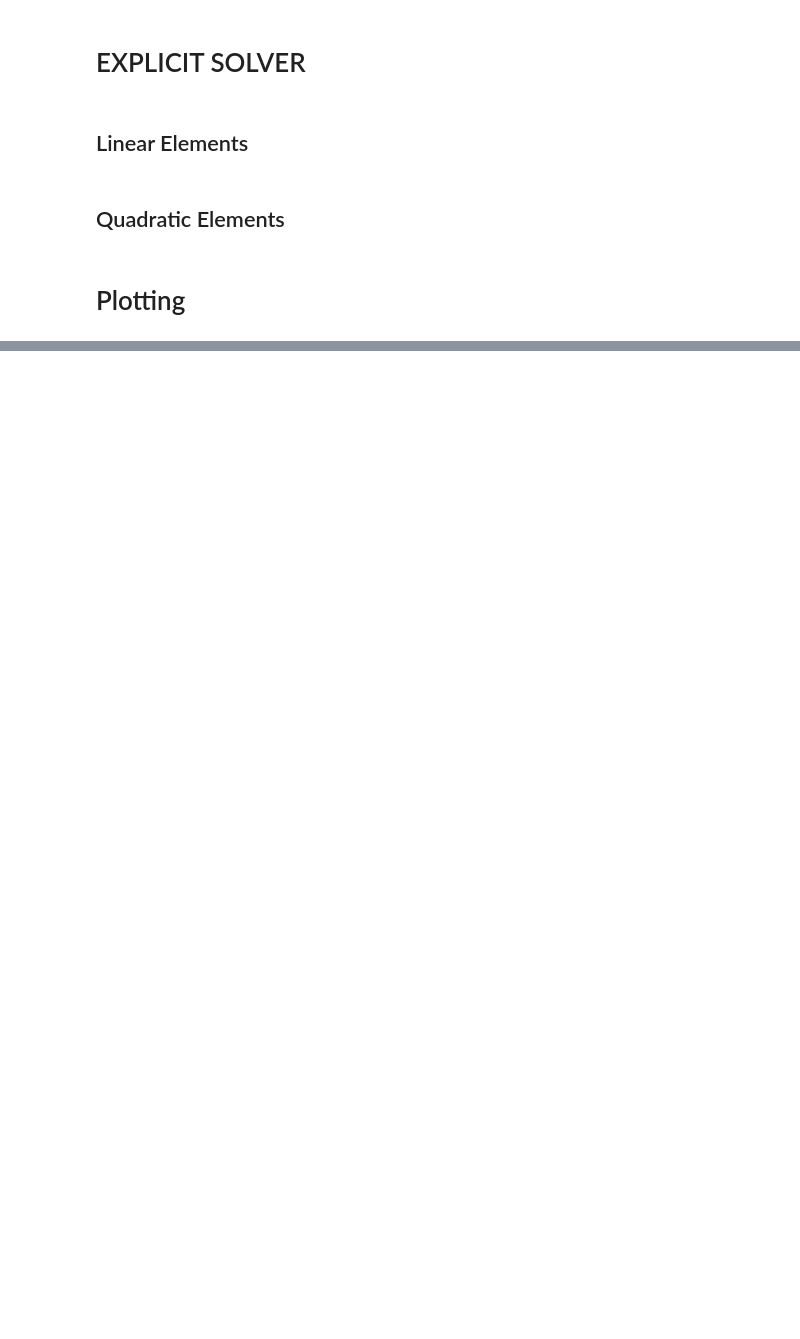
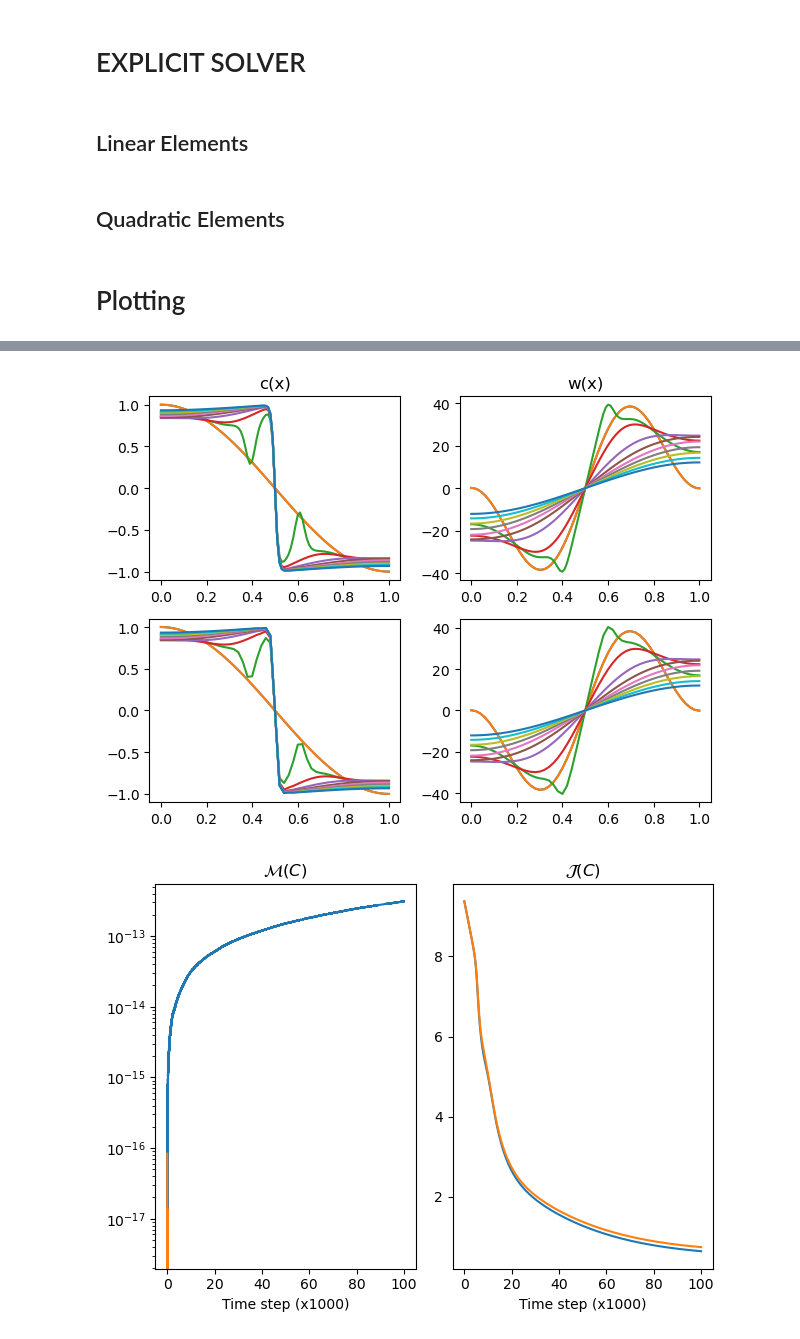
Before and after one commit to segundourraza/MMSC-Scientific-Computing, a Jupyter notebook: fem_test.ipynb, the cells around one changed output, grey strips where cells are left out. Saved outputs shown, nothing was run; the diff lists cells and outputs as text; code cells hidden in the pictures; blank space fills up the shorter version.

```diff
--- a/fem_test.ipynb
+++ b/fem_test.ipynb
@@ -54,21 +56,36 @@ cbar.set_label('c')
 # %%
-fig1, ax1 = plt.subplots(1,2)
+fig1, ax1 = plt.subplots(2,2)
+ax1 = ax1.flatten()
 ax1[0].plot(linear.x, linear.sol_c[0])
 ax1[1].plot(linear.x, linear.sol_w[0])
 if len(linear.t) > 1:
     for i in range(1,len(linear.t), max(len(linear.t)//10,1)):
         ax1[0].plot(linear.x, linear.sol_c[i])
         ax1[1].plot(linear.x, linear.sol_w[i])
+ax1[2].plot(quad.x, quad.sol_c[0])
+ax1[3].plot(quad.x, quad.sol_w[0])
+if len(linear.t) > 1:
+    for i in range(1,len(quad.t), max(len(quad.t)//10,1)):
+        ax1[2].plot(quad.x, quad.sol_c[i])
+        ax1[3].plot(quad.x, quad.sol_w[i])
 ax1[0].set_title('c(x)')
 ax1[1].set_title('w(x)')
 fig1.tight_layout()
 
+
+
 fig2, ax2 = plt.subplots(1,2)
-ax2[0].plot(linear.t/dt/1e3, linear.mass)
+ax2[0].plot(linear.t/dt/1e3, linear.mass, label = 'Linaer')
+ax2[0].plot(quad.t/dt/1e3, quad.mass, label = 'Quadratic')
+
 ax2[0].set_title('$\\mathcal{M}(C)$')
 ax2[0].set_yscale('log')
 
-ax2[1].plot(linear.t/dt/1e3, linear.J)
+ax2[1].plot(linear.t/dt/1e3, linear.J, label = 'Linaer')
+ax2[1].plot(quad.t/dt/1e3, quad.J, label = 'Quadratic')
 ax2[1].set_title('$\\mathcal{J}(C)$')
 [_.set_xlabel('Time step (x1000)') for _ in ax2]
 fig2.tight_layout()
+# %% [output]
+[figure, added]
+[figure, added]
```
Also changed, not shown: parts of 3 cells of this notebook, 3 other files.
